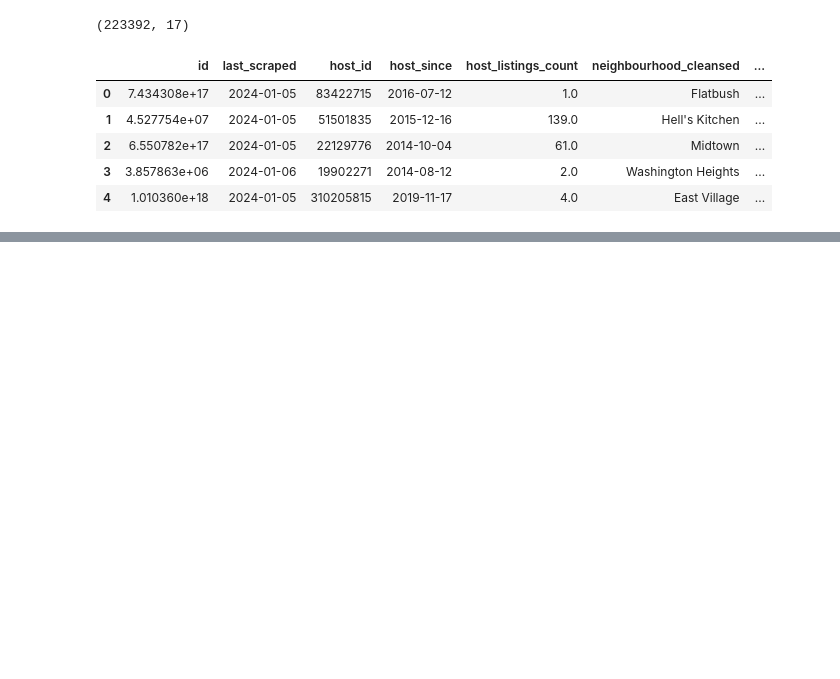
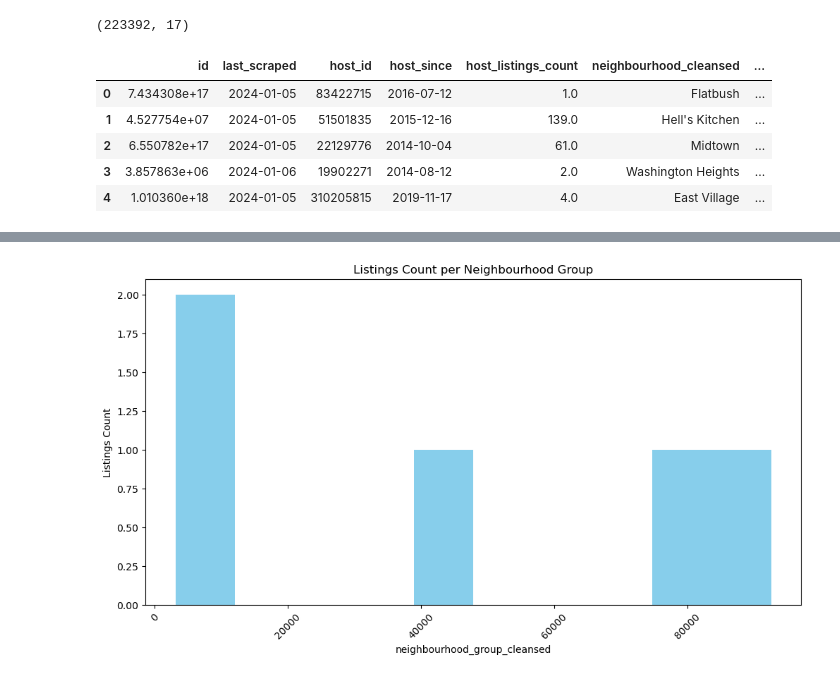
Before and after one commit to The-Five-Musketeers/group_project1, a Jupyter notebook: Airbnb_2.ipynb, the cells around one changed output, grey strips where cells are left out. Cells and saved outputs as stored; diff of their text form; code cells hidden in the pictures; blank space fills up the shorter version.

```diff
--- a/Airbnb_2.ipynb
+++ b/Airbnb_2.ipynb
@@ -145,0 +214,16 @@ df1.head()
+# %%
+      # Listing count per neighbourhood group
+           # Create a bar/histogram plot to visualize the listing count per neighborhood group
+           # Group the data by the neighborhood group column and count the number of listings in each neighborhood group
+neighbourhood_group_counts = df1['neighbourhood_group_cleansed'].value_counts()
+
+# HISTOGRAM
+plt.figure(figsize=(12, 6))  # Adjust the figure size as needed
+neighbourhood_group_counts.plot(kind='hist', color='skyblue')
+plt.title('Listings Count per Neighbourhood Group')
+plt.xlabel('neighbourhood_group_cleansed')
+plt.ylabel('Listings Count')
+plt.xticks(rotation=45)  # Rotate x-axis labels for better readability
+plt.show()
+# %% [output]
+[figure, added]
```
Also changed, not shown: parts of 3 cells of this notebook.
